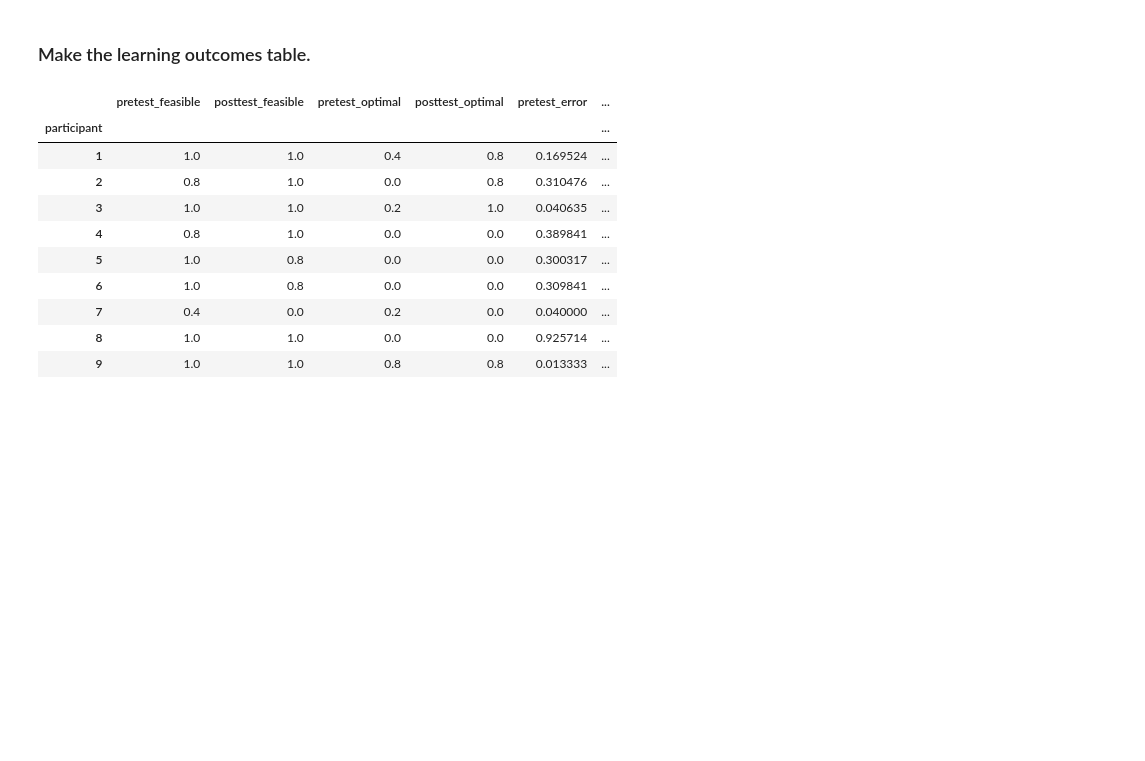
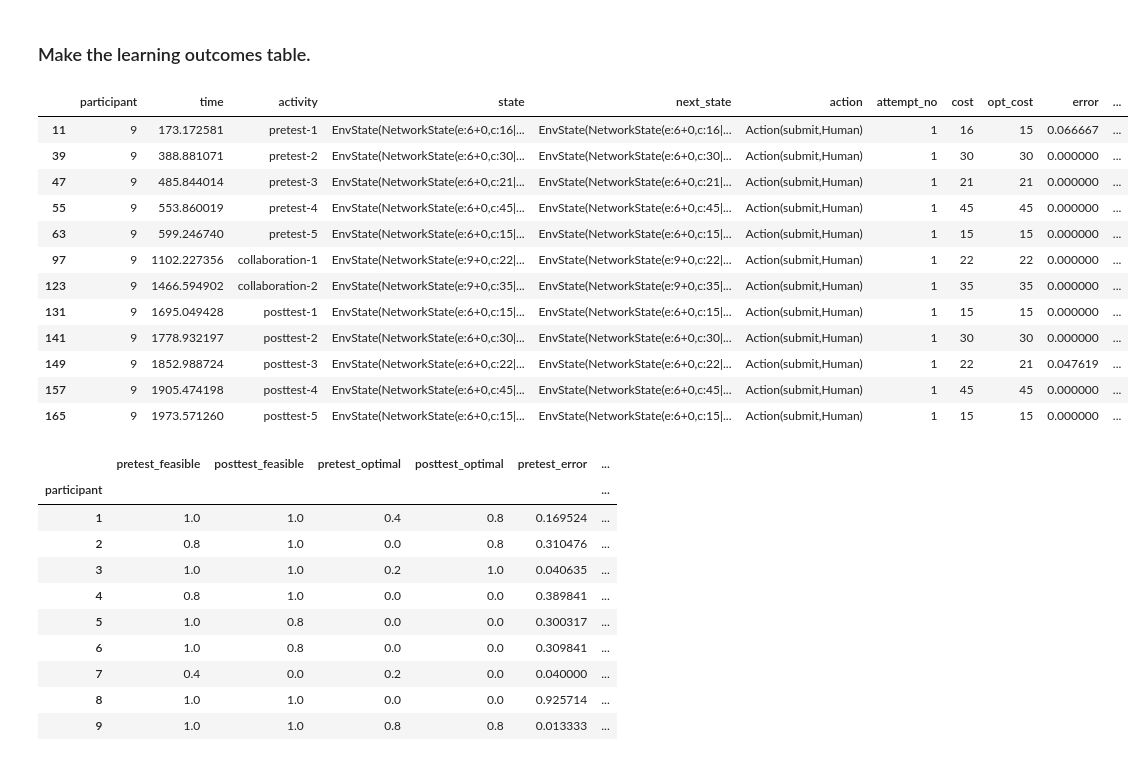
Before and after one commit to utku-norman/justhink-preexp-analysis, a Jupyter notebook: analysis/tools/3_RQ1_analyze_learning_outcomes.ipynb, the cells around one changed output. Cells and saved outputs as stored; diff of their text form; code cells hidden in the pictures; blank space fills up the shorter version.

```diff
--- a/analysis/tools/3_RQ1_analyze_learning_outcomes.ipynb
+++ b/analysis/tools/3_RQ1_analyze_learning_outcomes.ipynb
@@ -251,6 +252,22 @@ for participant, df in submissions.items():
  9: average errors: pre-test 0.013333333333333332, post-test 0.009523809523809523
 # %% [markdown]
 ### Make the learning outcomes table.
+# %%
+submissions[9]
+# %% [output]
+|  | participant | time | activity | state | next_state | action | attempt_no | cost | opt_cost | error | ... |
+| 11 | 9 | 173.172581 | pretest-1 | EnvState(NetworkState(e:6+0,c:16|... | EnvState(NetworkState(e:6+0,c:16|... | Action(submit,Human) | 1 | 16 | 15 | 0.066667 | ... |
+| 39 | 9 | 388.881071 | pretest-2 | EnvState(NetworkState(e:6+0,c:30|... | EnvState(NetworkState(e:6+0,c:30|... | Action(submit,Human) | 1 | 30 | 30 | 0.000000 | ... |
+| 47 | 9 | 485.844014 | pretest-3 | EnvState(NetworkState(e:6+0,c:21|... | EnvState(NetworkState(e:6+0,c:21|... | Action(submit,Human) | 1 | 21 | 21 | 0.000000 | ... |
+| 55 | 9 | 553.860019 | pretest-4 | EnvState(NetworkState(e:6+0,c:45|... | EnvState(NetworkState(e:6+0,c:45|... | Action(submit,Human) | 1 | 45 | 45 | 0.000000 | ... |
+| 63 | 9 | 599.246740 | pretest-5 | EnvState(NetworkState(e:6+0,c:15|... | EnvState(NetworkState(e:6+0,c:15|... | Action(submit,Human) | 1 | 15 | 15 | 0.000000 | ... |
+| 97 | 9 | 1102.227356 | collaboration-1 | EnvState(NetworkState(e:9+0,c:22|... | EnvState(NetworkState(e:9+0,c:22|... | Action(submit,Human) | 1 | 22 | 22 | 0.000000 | ... |
+| 123 | 9 | 1466.594902 | collaboration-2 | EnvState(NetworkState(e:9+0,c:35|... | EnvState(NetworkState(e:9+0,c:35|... | Action(submit,Human) | 1 | 35 | 35 | 0.000000 | ... |
+| 131 | 9 | 1695.049428 | posttest-1 | EnvState(NetworkState(e:6+0,c:15|... | EnvState(NetworkState(e:6+0,c:15|... | Action(submit,Human) | 1 | 15 | 15 | 0.000000 | ... |
+| 141 | 9 | 1778.932197 | posttest-2 | EnvState(NetworkState(e:6+0,c:30|... | EnvState(NetworkState(e:6+0,c:30|... | Action(submit,Human) | 1 | 30 | 30 | 0.000000 | ... |
+| 149 | 9 | 1852.988724 | posttest-3 | EnvState(NetworkState(e:6+0,c:22|... | EnvState(NetworkState(e:6+0,c:22|... | Action(submit,Human) | 1 | 22 | 21 | 0.047619 | ... |
+| 157 | 9 | 1905.474198 | posttest-4 | EnvState(NetworkState(e:6+0,c:45|... | EnvState(NetworkState(e:6+0,c:45|... | Action(submit,Human) | 1 | 45 | 45 | 0.000000 | ... |
+| 165 | 9 | 1973.571260 | posttest-5 | EnvState(NetworkState(e:6+0,c:15|... | EnvState(NetworkState(e:6+0,c:15|... | Action(submit,Human) | 1 | 15 | 15 | 0.000000 | ... |
 # %%
 participants = sorted(submissions.keys())
 tests = ['pretest', 'posttest']
```
Also changed, not shown: parts of 2 cells of this notebook, 16 other files.
